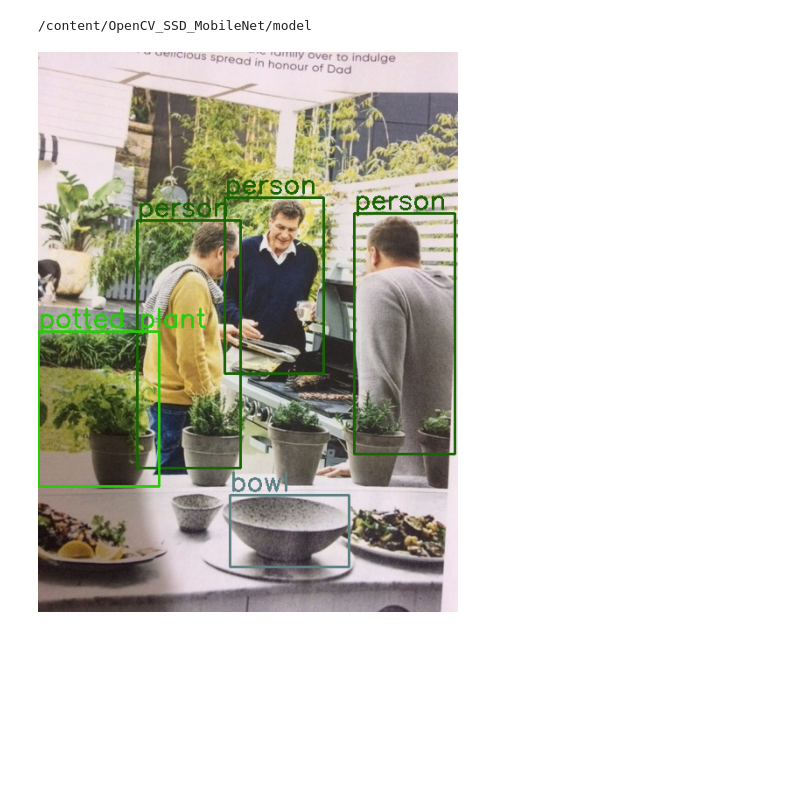
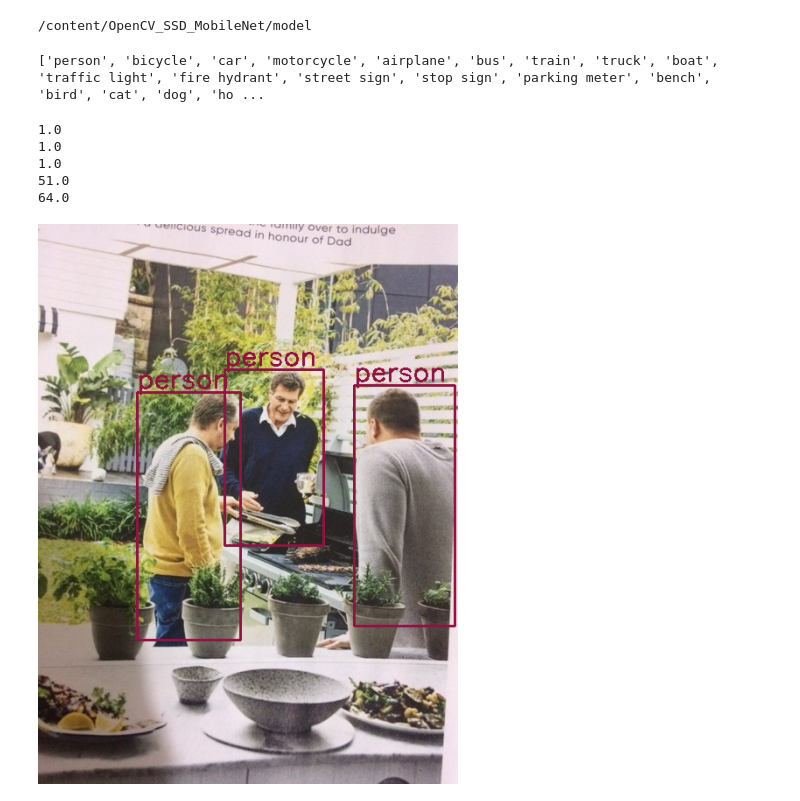
Before and after one commit to Mertuin/lab_project, a Jupyter notebook: first_steps.ipynb, the cells around one changed output. Drawn from its saved outputs; the diff is of its cells as text; code cells hidden in the pictures; blank space fills up the shorter version.

```diff
--- a/first_steps.ipynb
+++ b/first_steps.ipynb
@@ -46,3 +58,7 @@ blob = cv2.dnn.blobFromImage(image=image, size=(300, 300), mean=(104, 117, 123),
 model.setInput(blob)
 # forward pass through the model to carry out the detection
 output = model.forward()
+# %%
+print(class_names)
+# %% [output]
+['person', 'bicycle', 'car', 'motorcycle', 'airplane', 'bus', 'train', 'truck', 'boat', 'traffic light', 'fire hydrant', 'street sign', 'stop sign', 'parking meter', 'bench', 'bird', 'cat', 'dog', 'ho ...
@@ -49,29 +107,36 @@ output = model.forward()
 # %%
 for detection in output[0, 0, :, :]:
    # extract the confidence of the detection
    confidence = detection[2]
    # draw bounding boxes only if the detection confidence is above...
    # ... a certain threshold, else skip
    if confidence > .4:
        # get the class id
        class_id = detection[1]
+       print(class_id)
        # map the class id to the class
-       class_name = class_names[int(class_id)-1]
-       color = COLORS[int(class_id)]
-       # get the bounding box coordinates
-       box_x = detection[3] * image_width
-       box_y = detection[4] * image_height
-       # get the bounding box width and height
-       box_width = detection[5] * image_width
-       box_height = detection[6] * image_height
-       # draw a rectangle around each detected object
-       cv2.rectangle(image, (int(box_x), int(box_y)), (int(box_width), int(box_height)), color, thickness=2)
-       # put the FPS text on top of the frame
-       cv2.putText(image, class_name, (int(box_x), int(box_y - 5)), cv2.FONT_HERSHEY_SIMPLEX, 1, color, 2)
+       if int(class_id) == 1.0:
+          class_name = class_names[int(class_id)-1]
+          color = COLORS[int(class_id)]
+          # get the bounding box coordinates
+          box_x = detection[3] * image_width
+          box_y = detection[4] * image_height
+          # get the bounding box width and height
+          box_width = detection[5] * image_width
+          box_height = detection[6] * image_height
+          # draw a rectangle around each detected object
+          cv2.rectangle(image, (int(box_x), int(box_y)), (int(box_width), int(box_height)), color, thickness=2)
+          # put the FPS text on top of the frame
+          cv2.putText(image, class_name, (int(box_x), int(box_y - 5)), cv2.FONT_HERSHEY_SIMPLEX, 1, color, 2)
 
 cv2_imshow(image)
 cv2.imwrite('image_result.jpg', image)
 cv2.waitKey(0)
 cv2.destroyAllWindows()
 # %% [output]
+1.0
+1.0
+1.0
+51.0
+64.0
-[figure, old version]
+[figure, new version]
```
Also changed, not shown: parts of 4 cells of this notebook.
